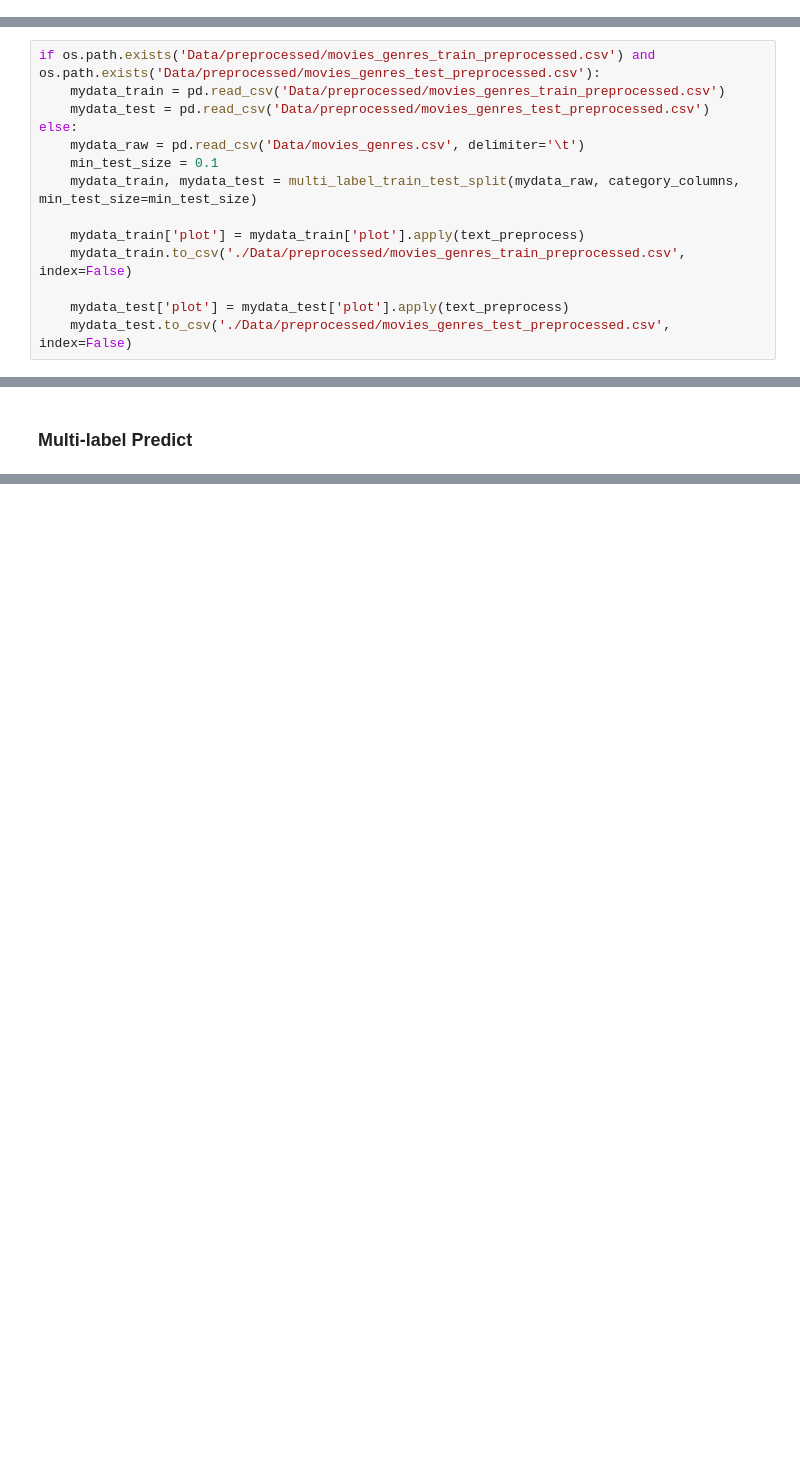
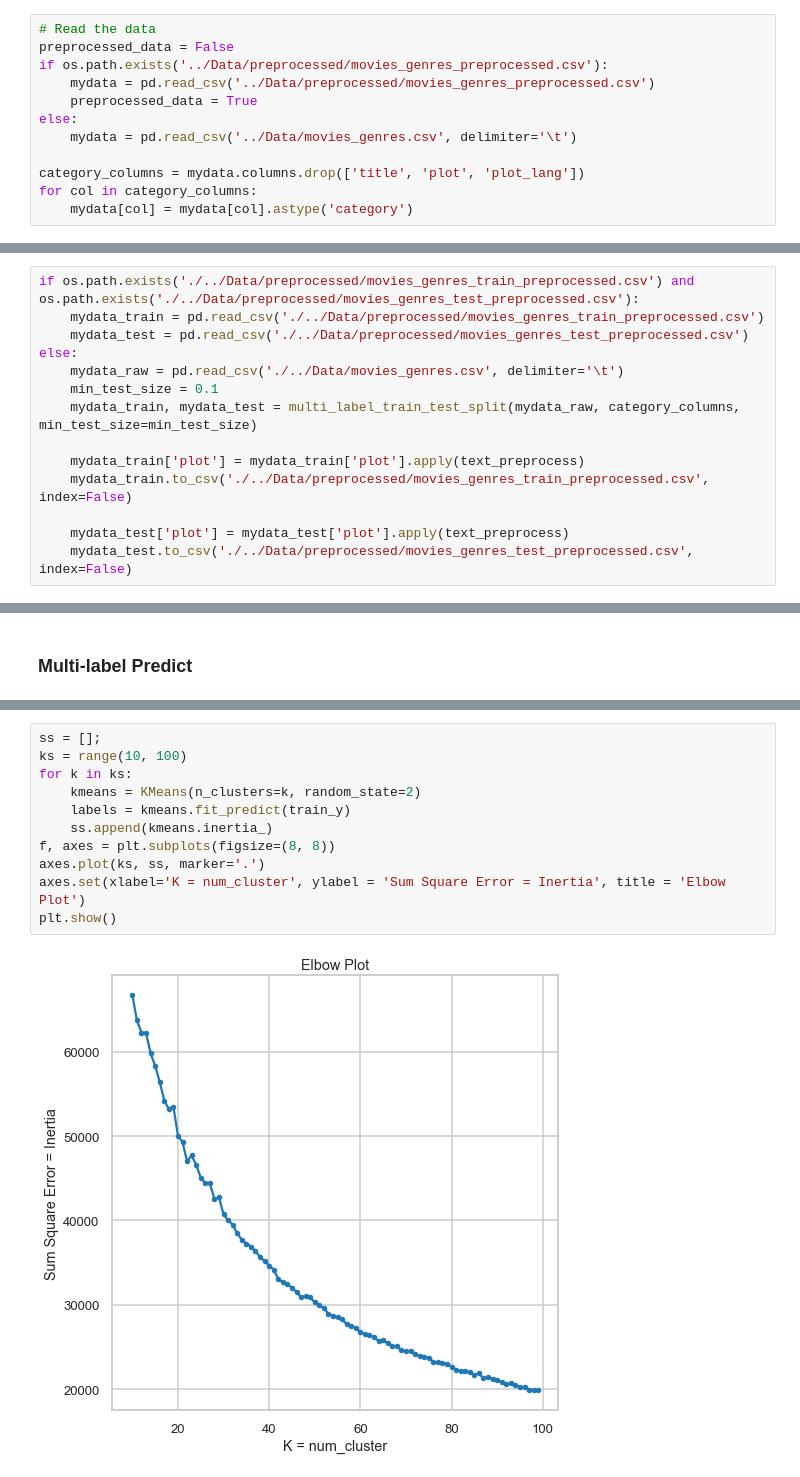
Before and after one commit to shashankvmaiya/Movie-Genre-Multi-Label-Text-Classification, a Jupyter notebook: Reports/Modeling.ipynb, the cells around one changed output, grey strips where cells are left out. Saved outputs shown, nothing was run; the diff lists cells and outputs as text; blank space fills up the shorter version.

```diff
--- a/Reports/Modeling.ipynb
+++ b/Reports/Modeling.ipynb
@@ -69,6 +60,18 @@ for col in category_columns:
 [nltk_data]   Package wordnet is already up-to-date!
 # %% [markdown]
 # MODELING
+# %%
+# Read the data
+preprocessed_data = False
+if os.path.exists('../Data/preprocessed/movies_genres_preprocessed.csv'):
+    mydata = pd.read_csv('../Data/preprocessed/movies_genres_preprocessed.csv')
+    preprocessed_data = True
+else:
+    mydata = pd.read_csv('../Data/movies_genres.csv', delimiter='\t')
+
+category_columns = mydata.columns.drop(['title', 'plot', 'plot_lang'])
+for col in category_columns:
+    mydata[col] = mydata[col].astype('category')
 # %% [markdown]
 ## Test-Train Split
 Now let us first split the provided data into a train and test sets. This is a multi-label data set with highly imbalanced labels (Adult having just 61 samples and Drama with >45000 samples). In the below function `multi_label_train_test_split`, we split the provided data set ensuring that both the data sets have a minimum fraction of every labels. The minimum fraction is provided as an input parameter. We loop through each category and include `min_test_size` fraction of that category into the test data set. Clearly at the end of the loop, the number of occurence of each category will be greater than the `min_test_size` fraction since most movies that are being included into the test set as a particular genre also are categorized with other genres.
@@ -105,19 +108,19 @@ def multi_label_train_test_split(data, labels, min_test_size=0.15, shuffle=True,
 # %% [markdown]
 **Preprocessing the training and testing data sets separately**
 # %%
-if os.path.exists('Data/preprocessed/movies_genres_train_preprocessed.csv') and os.path.exists('Data/preprocessed/movies_genres_test_preprocessed.csv'):
-    mydata_train = pd.read_csv('Data/preprocessed/movies_genres_train_preprocessed.csv')
-    mydata_test = pd.read_csv('Data/preprocessed/movies_genres_test_preprocessed.csv')
+if os.path.exists('./../Data/preprocessed/movies_genres_train_preprocessed.csv') and os.path.exists('./../Data/preprocessed/movies_genres_test_preprocessed.csv'):
+    mydata_train = pd.read_csv('./../Data/preprocessed/movies_genres_train_preprocessed.csv')
+    mydata_test = pd.read_csv('./../Data/preprocessed/movies_genres_test_preprocessed.csv')
 else:
-    mydata_raw = pd.read_csv('Data/movies_genres.csv', delimiter='\t')
+    mydata_raw = pd.read_csv('./../Data/movies_genres.csv', delimiter='\t')
     min_test_size = 0.1
     mydata_train, mydata_test = multi_label_train_test_split(mydata_raw, category_columns, min_test_size=min_test_size)
 
     mydata_train['plot'] = mydata_train['plot'].apply(text_preprocess)
-    mydata_train.to_csv('./Data/preprocessed/movies_genres_train_preprocessed.csv', index=False)
+    mydata_train.to_csv('./../Data/preprocessed/movies_genres_train_preprocessed.csv', index=False)
 
     mydata_test['plot'] = mydata_test['plot'].apply(text_preprocess)
-    mydata_test.to_csv('./Data/preprocessed/movies_genres_test_preprocessed.csv', index=False)
+    mydata_test.to_csv('./../Data/preprocessed/movies_genres_test_preprocessed.csv', index=False)
 # %% [markdown]
 ### Checking Trian-Test Composition
 
@@ -378,0 +306,13 @@ train_y.shape
+# %%
+ss = [];
+ks = range(10, 100)
+for k in ks:
+    kmeans = KMeans(n_clusters=k, random_state=2)
+    labels = kmeans.fit_predict(train_y)
+    ss.append(kmeans.inertia_)
+f, axes = plt.subplots(figsize=(8, 8))
+axes.plot(ks, ss, marker='.')
+axes.set(xlabel='K = num_cluster', ylabel = 'Sum Square Error = Inertia', title = 'Elbow Plot')
+plt.show()
+# %% [output]
+[figure, added]
```
Also changed, not shown: parts of 87 cells of this notebook, 1 other file.
